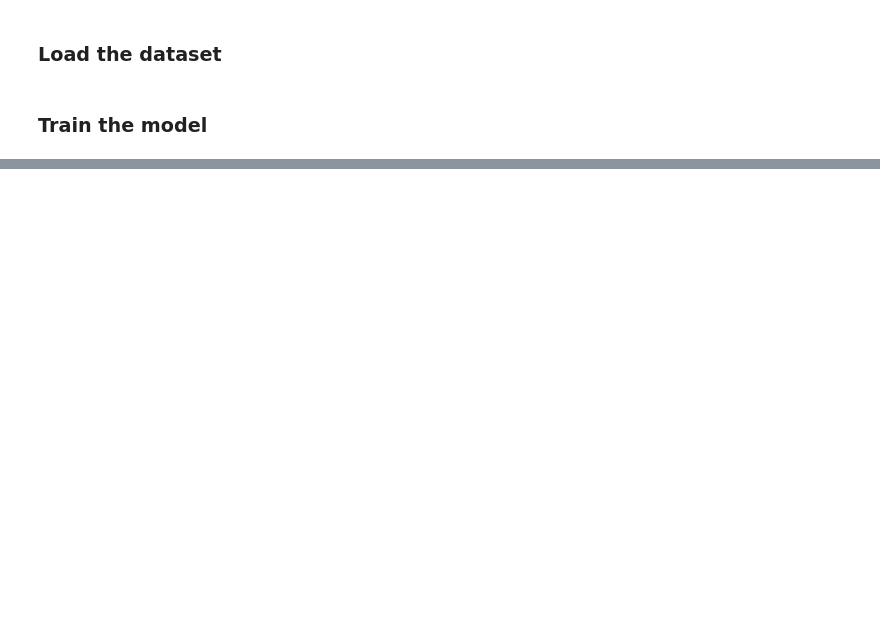
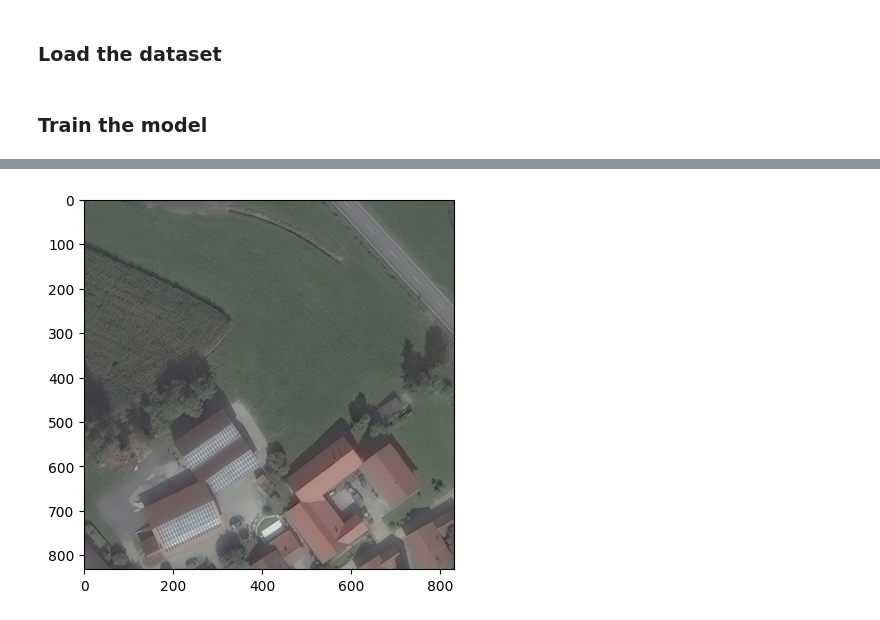
Before and after one commit to Tiburso/EnerVision, a Jupyter notebook: dataloaders.ipynb, the cells around one changed output, grey strips where cells are left out. Saved outputs shown, nothing was run; the diff lists cells and outputs as text; code cells hidden in the pictures; blank space fills up the shorter version.

```diff
--- a/dataloaders.ipynb
+++ b/dataloaders.ipynb
@@ -96,6 +108,6 @@ trainer = pl.Trainer(max_epochs=10, min_epochs=5)
 # %%
-for image, label in train_loader:
-    # Print the size of the image and label
-    print(image.size(), label.size())
-    break
+# for image, label in train_loader:
+#     # Print the size of the image and label
+#     print(image.size(), label)
+#     break
 # %%
@@ -103,16 +129,21 @@ for image, label in train_loader:
 # %%
 # Estimate the model on the test set
 model.eval()
 with torch.no_grad():
     for image, label in test_loader:
-        print(image.size(), label.size())
-
         output = model(image)
 
         # Convert the output to a polygon
-        polygons = mask_to_polygons(output.numpy())
+        polygons = []
+        for mask in output["masks"]:
+            polygons.extend(mask_to_polygons(mask.numpy()))
+
+        # Reshape image into 832x832
+        image = image.view(832, 832, 3)
 
         # Plot the image and the polygons
-        plot_image_and_labels(file)
+        plot_image_and_labels(image, polygons)
 
         break
+# %% [output]
+[figure, added]
```
Also changed, not shown: parts of 5 cells of this notebook, 2 other files.
